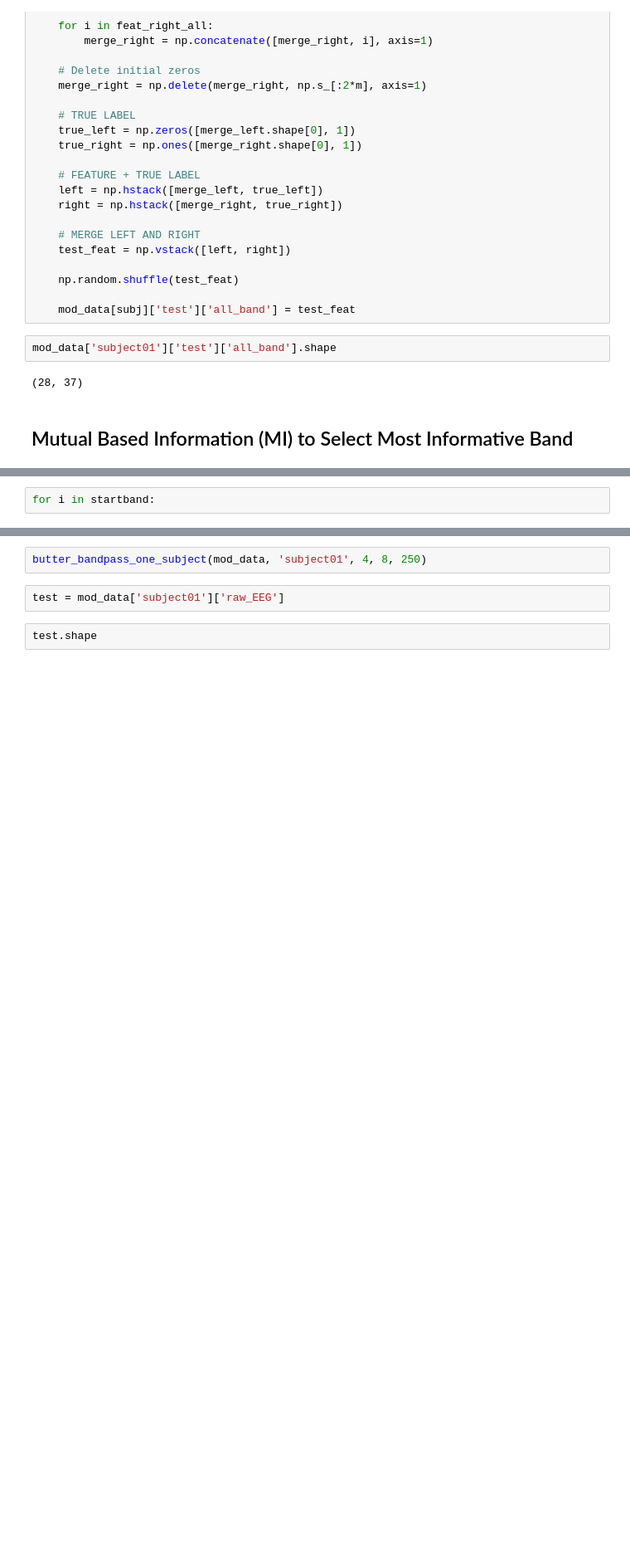
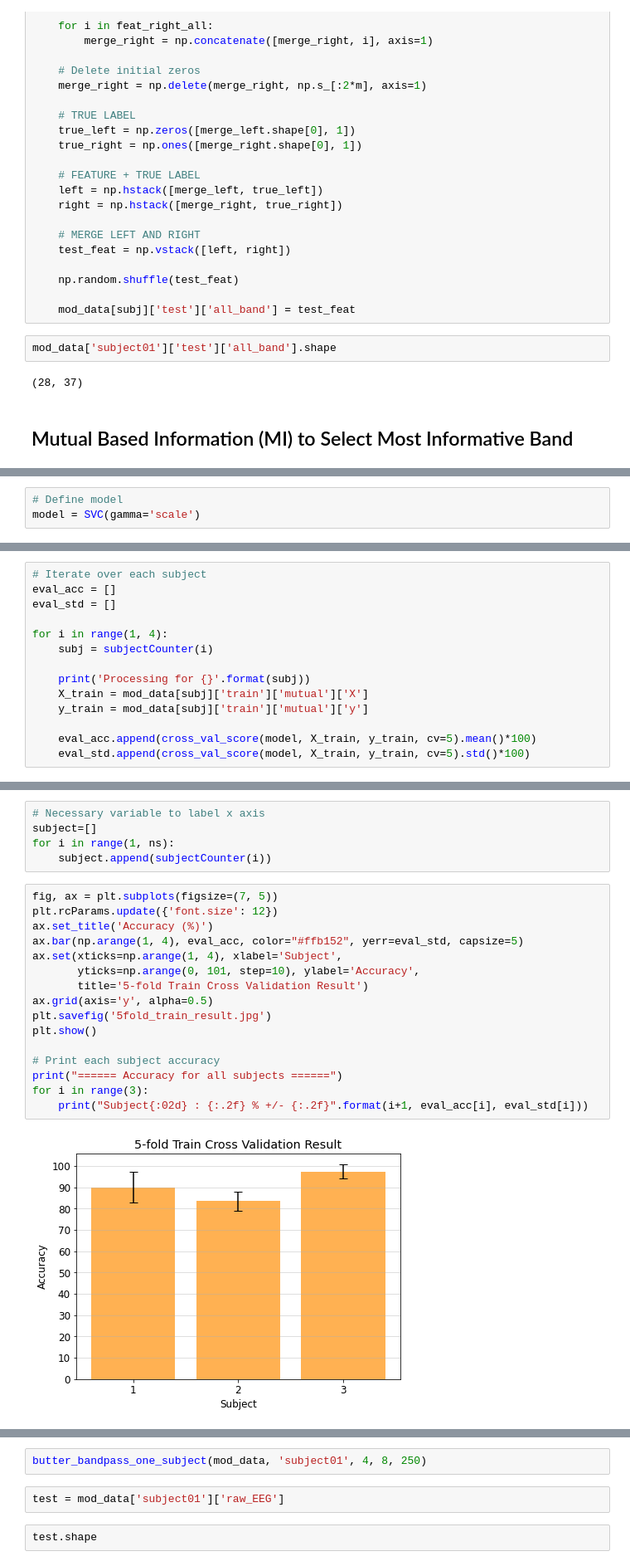
Before and after one commit to orvindemsy/BCICIV2a-FBCSP, a Jupyter notebook: fbcsp.ipynb, the cells around one changed output, grey strips where cells are left out. Shown: that part at 83% size. Drawn from its saved outputs; the diff is of its cells as text; blank space fills up the shorter version.

Commit message:
train test result no hp tuning

```diff
--- a/fbcsp.ipynb
+++ b/fbcsp.ipynb
@@ -1012,2 +953,0 @@ startband = np.arange(lowcut, highcut, step = interval)
-# %%
-for i in startband:
@@ -1015,0 +963,3 @@ for i in startband:
+# %%
+# Define model
+model = SVC(gamma='scale')
@@ -1015,0 +985,14 @@ for i in startband:
+# %%
+# Iterate over each subject
+eval_acc = []
+eval_std = []
+
+for i in range(1, 4):
+    subj = subjectCounter(i)
+
+    print('Processing for {}'.format(subj))
+    X_train = mod_data[subj]['train']['mutual']['X']
+    y_train = mod_data[subj]['train']['mutual']['y']
+
+    eval_acc.append(cross_val_score(model, X_train, y_train, cv=5).mean()*100)
+    eval_std.append(cross_val_score(model, X_train, y_train, cv=5).std()*100)
@@ -1015,0 +1007,23 @@ for i in startband:
+# %%
+# Necessary variable to label x axis
+subject=[]
+for i in range(1, ns):
+    subject.append(subjectCounter(i))
+# %%
+fig, ax = plt.subplots(figsize=(7, 5))
+plt.rcParams.update({'font.size': 12})
+ax.set_title('Accuracy (%)')
+ax.bar(np.arange(1, 4), eval_acc, color="#ffb152", yerr=eval_std, capsize=5)
+ax.set(xticks=np.arange(1, 4), xlabel='Subject',
+       yticks=np.arange(0, 101, step=10), ylabel='Accuracy',
+       title='5-fold Train Cross Validation Result')
+ax.grid(axis='y', alpha=0.5)
+plt.savefig('5fold_train_result.jpg')
+plt.show()
+
+# Print each subject accuracy
+print("====== Accuracy for all subjects ======")
+for i in range(3):
+    print("Subject{:02d} : {:.2f} % +/- {:.2f}".format(i+1, eval_acc[i], eval_std[i]))
+# %% [output]
+[figure, added]
```
Also changed, not shown: parts of 18 cells of this notebook, 2 other files.
